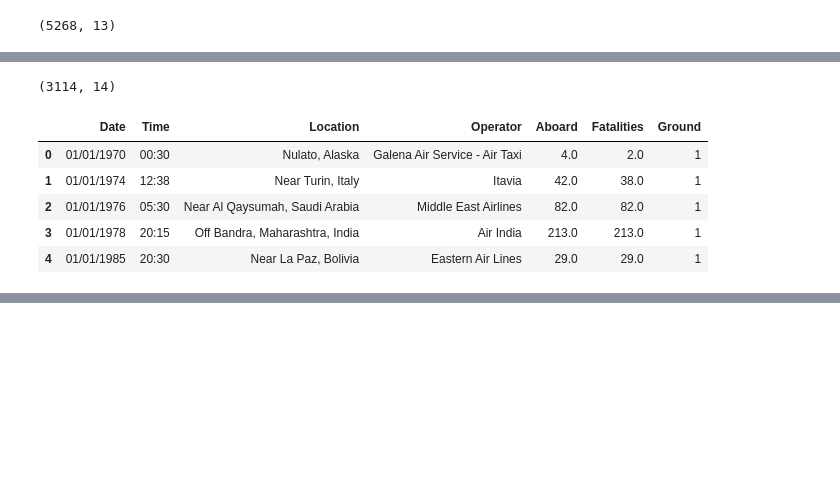
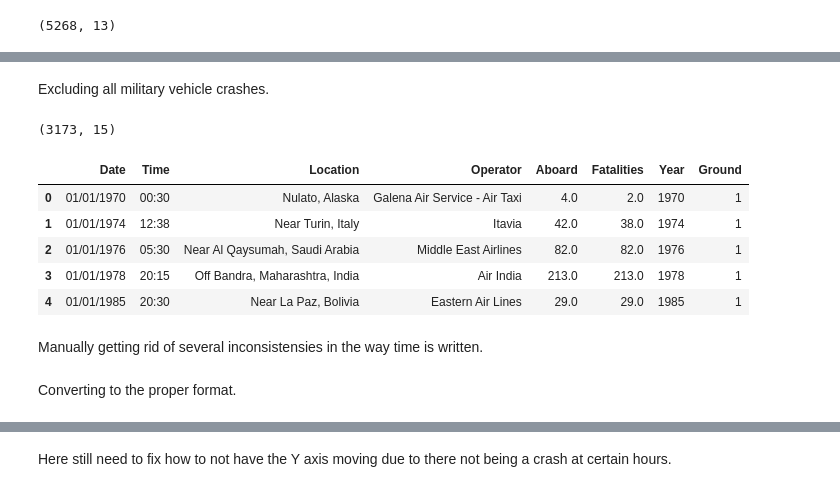
Before and after one commit to myroslavarm/datavis, a Jupyter notebook: datavis_project.ipynb, the cells around one changed output, grey strips where cells are left out. Drawn from its saved outputs; the diff is of its cells as text; code cells hidden in the pictures; blank space fills up the shorter version.

```diff
--- a/datavis_project.ipynb
+++ b/datavis_project.ipynb
@@ -64,3 +29,6 @@ aviation.shape
 # %%
 year = pd.DatetimeIndex(crash1908['Date']).year
 crash1908 = crash1908.assign(Year=year.values)
+
+month = pd.DatetimeIndex(crash1908['Date']).month
+crash1908 = crash1908.assign(Month=month.values)
@@ -67,5 +37,5 @@ crash1908 = crash1908.assign(Year=year.values)
 # %%
-crash = crash1908[crash1908['Year'].astype(int) >= 1960]
+crash = crash1908[crash1908['Year'].astype(int) >= 1959]
 crash.head()
 # %% [output]
 |  | Date | Time | Location | Operator | Flight # | Route | Type | Registration | cn/In | Aboard | ... |
@@ -77,24 +47,30 @@ crash.head()
+# %% [markdown]
+Excluding all military vehicle crashes.
 # %%
 crash = crash[~crash['Operator'].str.contains("Military|military", na=False)]
 crash.shape
 # %% [output]
-(3114, 14)
+(3173, 15)
 # %%
-vis1 = crash.groupby(["Date", "Time", "Location", "Operator", "Aboard", "Fatalities"])['Ground'].count().reset_index()
+vis1 = crash.groupby(["Date", "Time", "Location", "Operator", "Aboard", "Fatalities", "Year"])['Ground'].count().reset_index()
 vis1.head()
 # %% [output]
-|  | Date | Time | Location | Operator | Aboard | Fatalities | Ground |
-| 0 | 01/01/1970 | 00:30 | Nulato, Alaska | Galena Air Service - Air Taxi | 4.0 | 2.0 | 1 |
-| 1 | 01/01/1974 | 12:38 | Near Turin, Italy | Itavia | 42.0 | 38.0 | 1 |
-| 2 | 01/01/1976 | 05:30 | Near Al Qaysumah, Saudi Arabia | Middle East Airlines | 82.0 | 82.0 | 1 |
-| 3 | 01/01/1978 | 20:15 | Off Bandra, Maharashtra, India | Air India | 213.0 | 213.0 | 1 |
-| 4 | 01/01/1985 | 20:30 | Near La Paz, Bolivia | Eastern Air Lines | 29.0 | 29.0 | 1 |
+|  | Date | Time | Location | Operator | Aboard | Fatalities | Year | Ground |
+| 0 | 01/01/1970 | 00:30 | Nulato, Alaska | Galena Air Service - Air Taxi | 4.0 | 2.0 | 1970 | 1 |
+| 1 | 01/01/1974 | 12:38 | Near Turin, Italy | Itavia | 42.0 | 38.0 | 1974 | 1 |
+| 2 | 01/01/1976 | 05:30 | Near Al Qaysumah, Saudi Arabia | Middle East Airlines | 82.0 | 82.0 | 1976 | 1 |
+| 3 | 01/01/1978 | 20:15 | Off Bandra, Maharashtra, India | Air India | 213.0 | 213.0 | 1978 | 1 |
+| 4 | 01/01/1985 | 20:30 | Near La Paz, Bolivia | Eastern Air Lines | 29.0 | 29.0 | 1985 | 1 |
+# %% [markdown]
+Manually getting rid of several inconsistensies in the way time is written.
 # %%
 vis1['Time'] = vis1.Time.str.replace("c: |c:",'')
 vis1['Time'] = vis1.Time.str.replace("'",':')
 vis1['Time'] = vis1.Time.str.replace(".",':')
 vis1['Time'] = vis1.Time.str.replace("0943",'09:43')
 vis1['Time'] = vis1.Time.str.replace("114:20",'14:20')
+# %% [markdown]
+Converting to the proper format.
 # %%
 vis1['Time'] = pd.to_datetime(vis1.Time, format='%H:%M')
 # %%
@@ -108,2 +84,4 @@ alt.Chart(vis1).mark_circle().encode(
 # %% [output]
 [interactive output not drawn]
+# %% [markdown]
+Here still need to fix how to not have the Y axis moving due to there not being a crash at certain hours.
```
Also changed, not shown: parts of 18 cells of this notebook.
